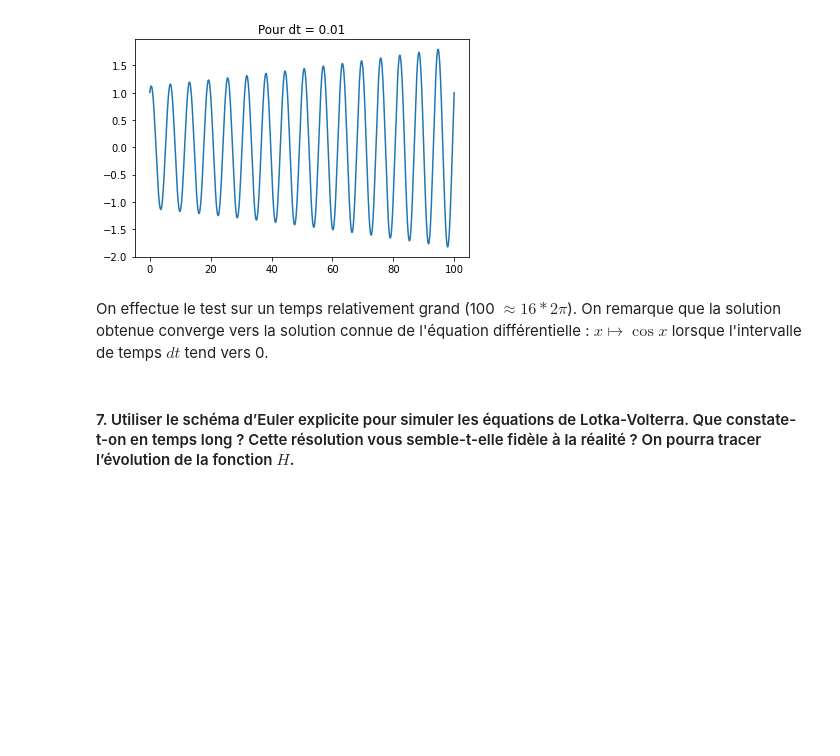
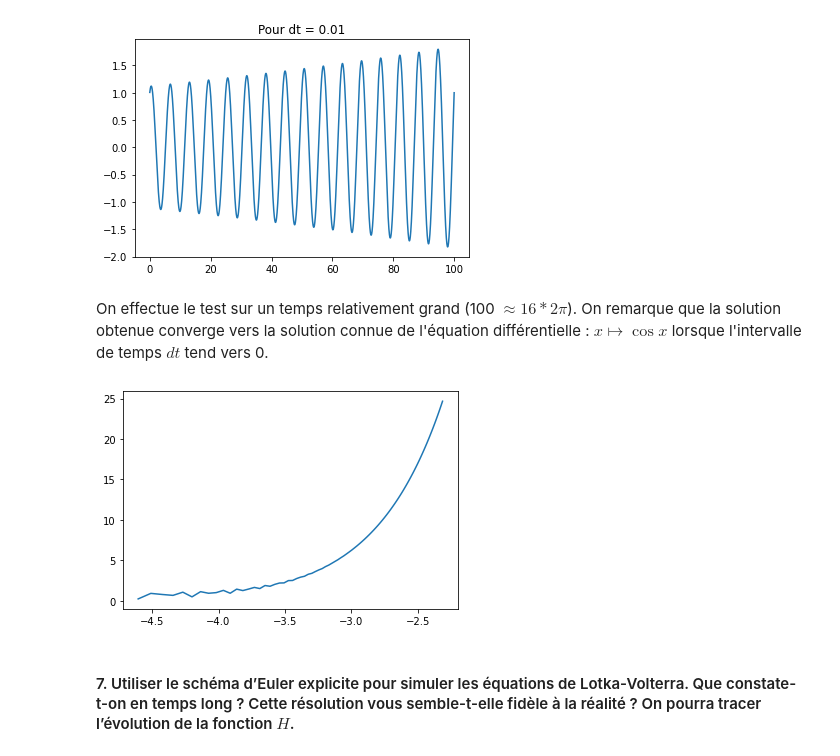
Before and after one commit to Martin-GE/projet_equa_diff, a Jupyter notebook: Projet équations différentielles.ipynb, the cells around one changed output. Cells and saved outputs as stored; diff of their text form; code cells hidden in the pictures; blank space fills up the shorter version.

```diff
--- a/Projet équations différentielles.ipynb
+++ b/Projet équations différentielles.ipynb
@@ -281,6 +281,29 @@ plt.plot(C[0], C[1].transpose()[0]);
 [figure]
 # %% [markdown]
 On effectue le test sur un temps relativement grand (100 $\approx 16*2 \pi$). On remarque que la solution obtenue converge vers la solution connue de l'équation différentielle : $x \mapsto \cos{x}$ lorsque l'intervalle de temps $dt$ tend vers 0.
+# %%
+def ordre_convergence(f, x0, t0, tf, dt_min, dt_max):
+    ecart_max = []
+    liste_dt = []
+    while dt_min < dt_max:
+        difference_max = 0
+        x = solve_euler_explicit(f, x0, dt_min, t0, tf)
+        #nous parcourons l'ensemble des valeurs de la différence ||xj - x(tj)|| et nous choisissons le max
+        for i in range (len(x[0])):
+            difference = np.linalg.norm(x[1][i] - np.cos(x[0][i]))
+            if difference_max < difference:
+                difference_max = difference
+        ecart_max.append(difference_max)
+        liste_dt.append(dt_min)
+        dt_min += 0.001
+    return ecart_max, liste_dt
+
+A = ordre_convergence(f, [1, 0.5], 0, 10, 0.01, 0.1)
+Y = np.log(A[0])
+X = np.log(A[1])
+plt.plot(X, Y);
+# %% [output]
+[figure, added]
 # %% [markdown]
 #### 7. Utiliser le schéma d’Euler explicite pour simuler les équations de Lotka-Volterra. Que constate-t-on en temps long ? Cette résolution vous semble-t-elle fidèle à la réalité ? On pourra tracer l’évolution de la fonction $H$.
 # %%
```
Also changed, not shown: parts of 7 cells of this notebook.
